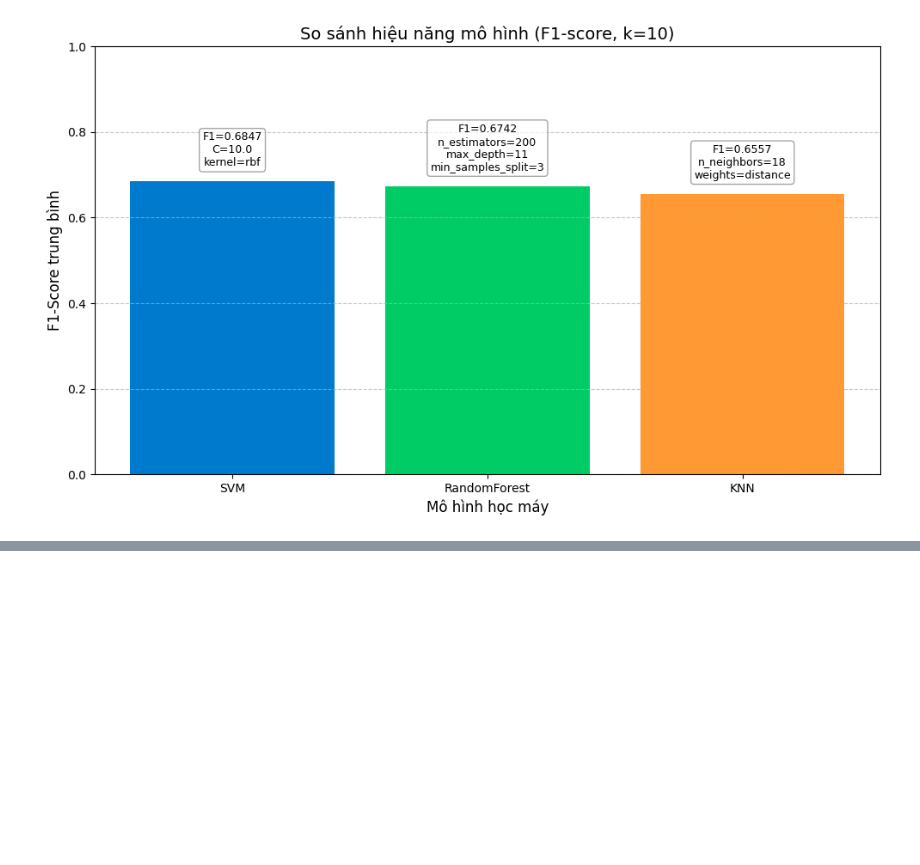
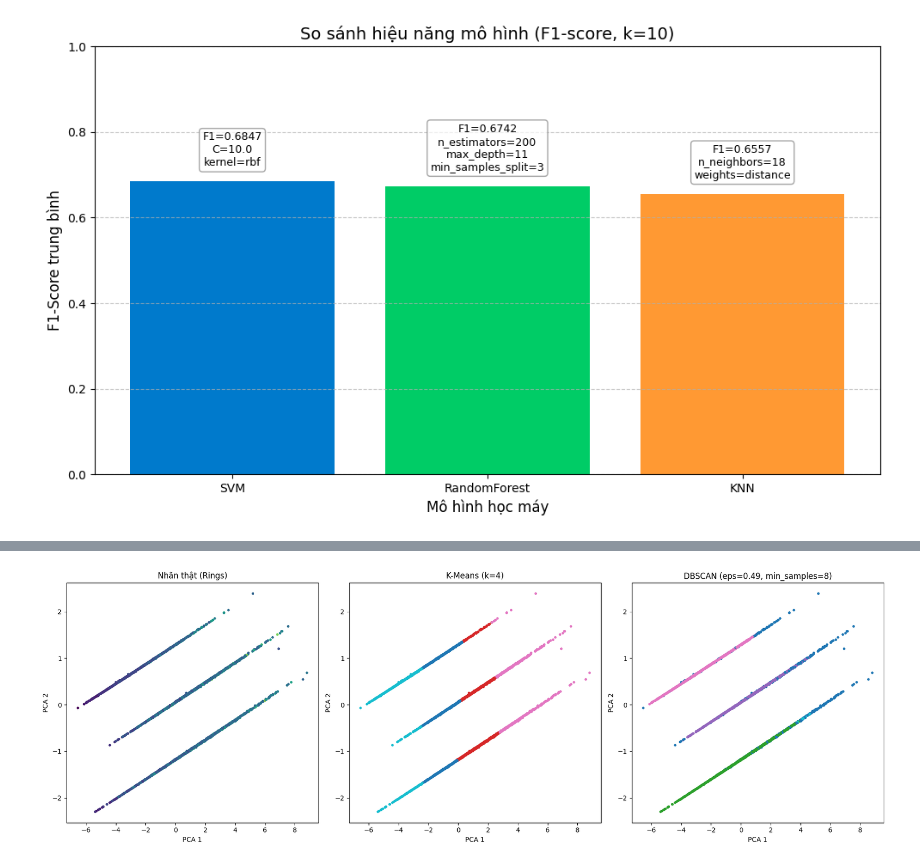
Before and after one commit to Duong-TieuLy/Abalone, a Jupyter notebook: abalone.ipynb, the cells around one changed output, grey strips where cells are left out. Cells and saved outputs as stored; diff of their text form; code cells hidden in the pictures; blank space fills up the shorter version.

```diff
--- a/abalone.ipynb
+++ b/abalone.ipynb
@@ -563,3 +563,96 @@ Kết quả so sánh hiệu năng:
 1  RandomForest  {'n_estimators': 200, 'max_depth': 11, 'min_sa...  0.674188
 2           KNN         {'n_neighbors': 18, 'weights': 'distance'}  0.655659
 [figure]
+# %%
+# === 0. Import thư viện ===
+import pandas as pd
+import matplotlib.pyplot as plt
+import numpy as np
+from sklearn.preprocessing import StandardScaler
+from sklearn.cluster import KMeans, DBSCAN
+from sklearn.decomposition import PCA
+from sklearn.metrics import adjusted_rand_score, normalized_mutual_info_score
+
+# === 1. Đọc dữ liệu ===
+df = pd.read_csv("abalone_data.csv")
+
+# === 2. Loại bỏ cột nhãn (Rings) ===
+X = df.drop(columns=['Rings'])
+y_true = df['Rings']
+
+# Nếu có cột 'Sex' dạng chữ, mã hóa thành số
+if 'Sex' in X.columns:
+    X['Sex'] = X['Sex'].astype('category').cat.codes
+
+# === 3. Chuẩn hóa dữ liệu ===
+scaler = StandardScaler()
+X_scaled = scaler.fit_transform(X)
+
+# === 4. TÌM THÔNG SỐ TỐI ƯU CHO K-MEANS & DBSCAN ===
+best_k, best_k_ari, best_k_nmi = None, -1, -1
+for k in range(2, 15):  # Thử từ 2 đến 14 cụm
+    model = KMeans(n_clusters=k, n_init=20, random_state=42)
+    labels = model.fit_predict(X_scaled)
+    ari = adjusted_rand_score(y_true, labels)
+    nmi = normalized_mutual_info_score(y_true, labels)
+    if ari > best_k_ari:
+        best_k, best_k_ari, best_k_nmi = k, ari, nmi
+
+print(f"🔹 K-Means tốt nhất: k = {best_k}")
+print(f"    ARI = {best_k_ari:.4f}, NMI = {best_k_nmi:.4f}")
+
+# Dải giá trị cần thử cho DBSCAN
+best_eps, best_min, best_db_ari, best_db_nmi = None, None, -1, -1
+eps_values = np.linspace(0.3, 2.0, 10)
+min_samples_values = [3, 4, 5, 6, 8]
+
+for eps in eps_values:
+    for min_s in min_samples_values:
+        model = DBSCAN(eps=eps, min_samples=min_s)
+        labels = model.fit_predict(X_scaled)
+        if len(set(labels)) <= 1:
+            continue
+        ari = adjusted_rand_score(y_true, labels)
+        nmi = normalized_mutual_info_score(y_true, labels)
+        if ari > best_db_ari:
+            best_eps, best_min, best_db_ari, best_db_nmi = eps, min_s, ari, nmi
+
+print(f"\n🔹 DBSCAN tốt nhất: eps = {best_eps:.2f}, min_samples = {best_min}")
+print(f"    ARI = {best_db_ari:.4f}, NMI = {best_db_nmi:.4f}")
+
+# === 5. CHẠY LẠI VỚI THÔNG SỐ TỐI ƯU ===
+kmeans = KMeans(n_clusters=best_k, n_init=20, random_state=42)
+kmeans_labels = kmeans.fit_predict(X_scaled)
+
+dbscan = DBSCAN(eps=best_eps, min_samples=best_min)
+dbscan_labels = dbscan.fit_predict(X_scaled)
+
+# === 6. ĐÁNH GIÁ ===
+print("\n=== Kết quả cuối cùng ===")
+print("K-Means ARI:", adjusted_rand_score(y_true, kmeans_labels))
+print("K-Means NMI:", normalized_mutual_info_score(y_true, kmeans_labels))
+print("DBSCAN ARI:", adjusted_rand_score(y_true, dbscan_labels))
+print("DBSCAN NMI:", normalized_mutual_info_score(y_true, dbscan_labels))
+
+# === 7. GIẢM CHIỀU BẰNG PCA & TRỰC QUAN HÓA ===
+pca = PCA(n_components=2)
+X_pca = pca.fit_transform(X_scaled)
+
+fig, axes = plt.subplots(1, 3, figsize=(18, 6))
+
+axes[0].scatter(X_pca[:, 0], X_pca[:, 1], c=y_true, cmap='viridis', s=8)
+axes[0].set_title("Nhãn thật (Rings)")
+
+axes[1].scatter(X_pca[:, 0], X_pca[:, 1], c=kmeans_labels, cmap='tab10', s=8)
+axes[1].set_title(f"K-Means (k={best_k})")
+
+axes[2].scatter(X_pca[:, 0], X_pca[:, 1], c=dbscan_labels, cmap='tab10', s=8)
+axes[2].set_title(f"DBSCAN (eps={best_eps:.2f}, min_samples={best_min})")
+
+for ax in axes:
+    ax.set_xlabel("PCA 1")
+    ax.set_ylabel("PCA 2")
+
+plt.tight_layout()
+plt.show()
+# %% [output]
@@ -565,0 +670 @@ Kết quả so sánh hiệu năng:
+[figure, added]
```
Also changed, not shown: parts of 1 cell of this notebook, 1 other file.
